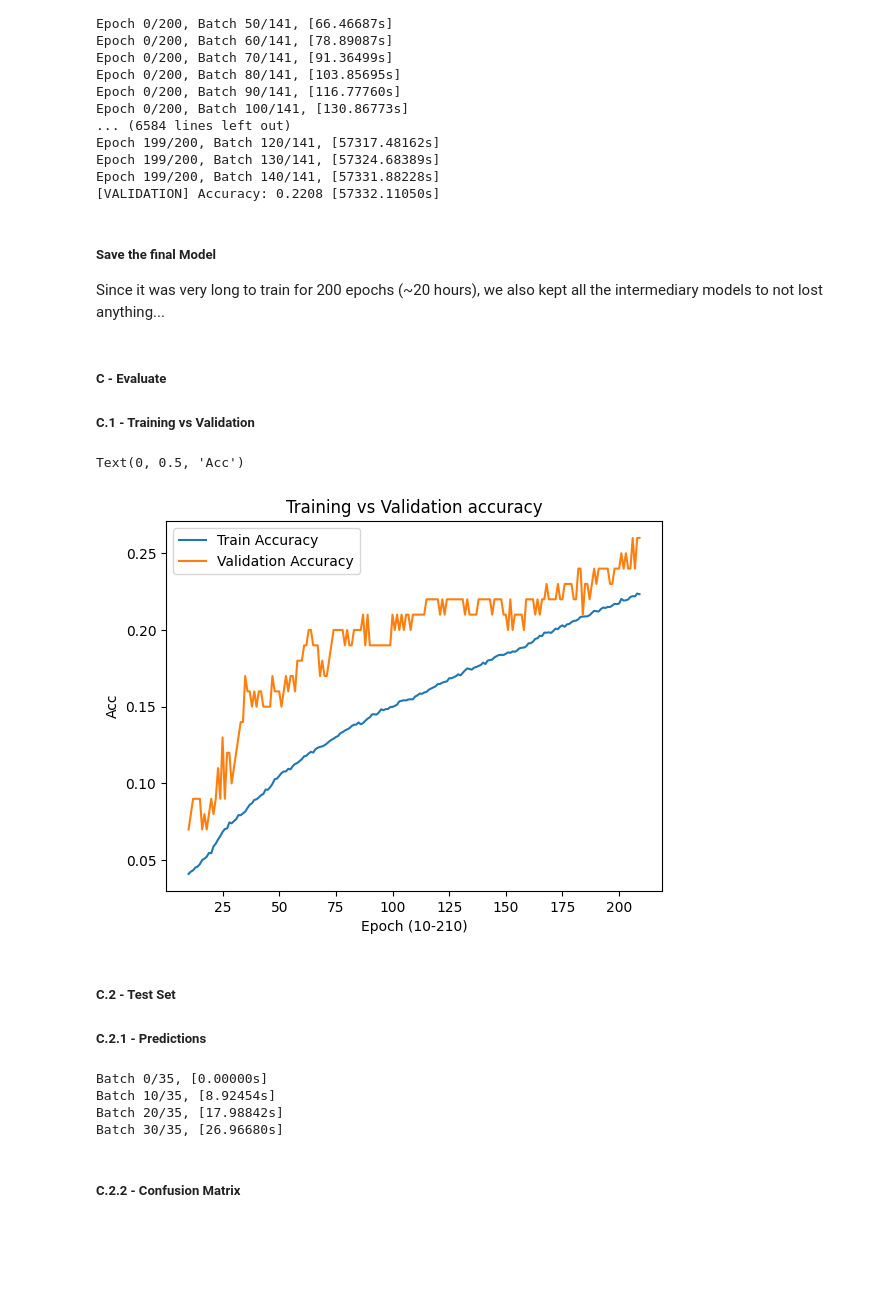
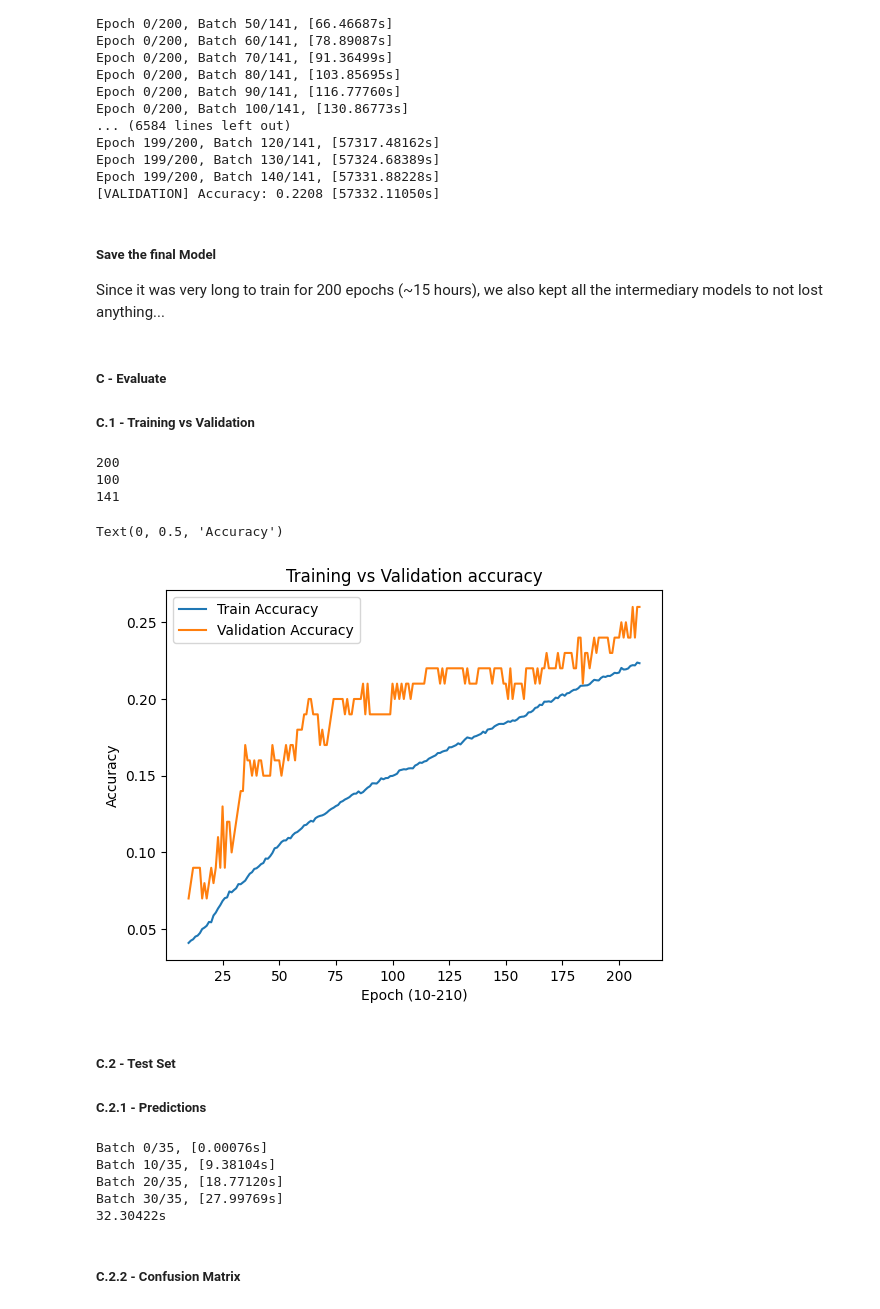
Before and after one commit to LesageArno/AIModelsAndApplication20252026M1InfoIA, a Jupyter notebook: src/FinalStage.ipynb, the cells around one changed output. Saved outputs shown, nothing was run; the diff lists cells and outputs as text; code cells hidden in the pictures; blank space fills up the shorter version.

Commit message:
Add models on Git

```diff
--- a/src/FinalStage.ipynb
+++ b/src/FinalStage.ipynb
@@ -134,7 +134,7 @@ Model: "sequential_1"
 ### **Training model**
 ##### **A - Load images as batches**
 # %%
-def loadImageBatch(pathSet:pd.DataFrame, resizeDim:tuple[int] = (224, 224), equalize:bool = False) -> tuple[list[np.ndarray], list[int]]:
+def loadImageBatch(pathSet:pd.DataFrame, resizeDim:tuple[int] = (224, 224), equalize:bool = False, asRGB:bool = False, folder:str = "working") -> tuple[list[np.ndarray], list[int]]:
 
     # Initialise the batches
     imBatch = []
@@ -146,8 +146,11 @@ def loadImageBatch(pathSet:pd.DataFrame, resizeDim:tuple[int] = (224, 224), equa
         imLabelBatch.append(row[1].iloc[1])
 
         # Open the image
-        with Image.open(os.path.join(dir_path, "working", row[1].iloc[0])) as im:
-            im = im.convert("L") # Convert to grayscale
+        with Image.open(os.path.join(dir_path, folder, row[1].iloc[0])) as im:
+            if not asRGB:
+                im = im.convert("L") # Convert to grayscale
+            else:
+                im = im.convert("RGB")
             im = im.resize(resizeDim) # Resize image
             if equalize:
                 im = ImageOps.equalize() # Equalize the luminosity accross the pictures
@@ -286,7 +289,7 @@ Epoch 199/200, Batch 140/141, [57331.88228s]
 [VALIDATION] Accuracy: 0.2208 [57332.11050s]
 # %% [markdown]
 ##### **Save the final Model**
-Since it was very long to train for 200 epochs (~20 hours), we also kept all the intermediary models to not lost anything...
+Since it was very long to train for 200 epochs (~15 hours), we also kept all the intermediary models to not lost anything...
 # %%
 # Keep the final models
 replace = False
@@ -305,17 +308,29 @@ if replace or (not os.path.isfile(os.path.join(dir_path, "models", "accuracyPerE
 ##### **C - Evaluate**
 ##### **C.1 - Training vs Validation**
 # %%
+# Safety to retrieve the epoch, batch size and co
+try: print(epochs)
+except NameError: epochs = 200
+try: print(batchSize)
+except NameError: batchSize = 100
+try: print(batchNumber)
+except NameError: batchNumber = float(trainingSet.shape[0]/batchSize).__ceil__()
+
 # Validation vs Accuracy
 plt.plot(range(10,210), trainAccuracyPerEpoch, label="Train Accuracy")
+# The maybe commented line below may work considering this was the old format we used to store validationAccPerEpoch. Use this one if the other do not work.
 plt.plot(range(10,210), np.array(validationAccuracyPerEpoch)[[i*batchNumber for i in range(0, epochs)]], label="Validation Accuracy")
 #plt.plot(validationAccuracyPerEpoch, label="Validation Accuracy")
 plt.legend()
 plt.title("Training vs Validation accuracy")
 plt.xlabel("Epoch (10-210)")
 plt.ylabel("Accuracy")
 # %% [output]
-Text(0, 0.5, 'Acc')
+200
+100
+141
+Text(0, 0.5, 'Accuracy')
-[figure, old version]
+[figure, new version]
 # %% [markdown]
 ##### **C.2 - Test Set**
 ##### **C.2.1 - Predictions**
@@ -347,11 +362,14 @@ for batch in range(batchNumber):
     # Store the resuts
     y_pred.extend(results)
     y_test.extend(labels)
+
+print(f"{time.time()-begin:.5f}s")
 # %% [output]
-Batch 0/35, [0.00000s]
-Batch 10/35, [8.92454s]
-Batch 20/35, [17.98842s]
-Batch 30/35, [26.96680s]
+Batch 0/35, [0.00076s]
+Batch 10/35, [9.38104s]
+Batch 20/35, [18.77120s]
+Batch 30/35, [27.99769s]
+32.30422s
 # %% [markdown]
 ##### **C.2.2 - Confusion Matrix**
 # %%
```
Also changed, not shown: parts of 27 cells of this notebook, 28 other files.
